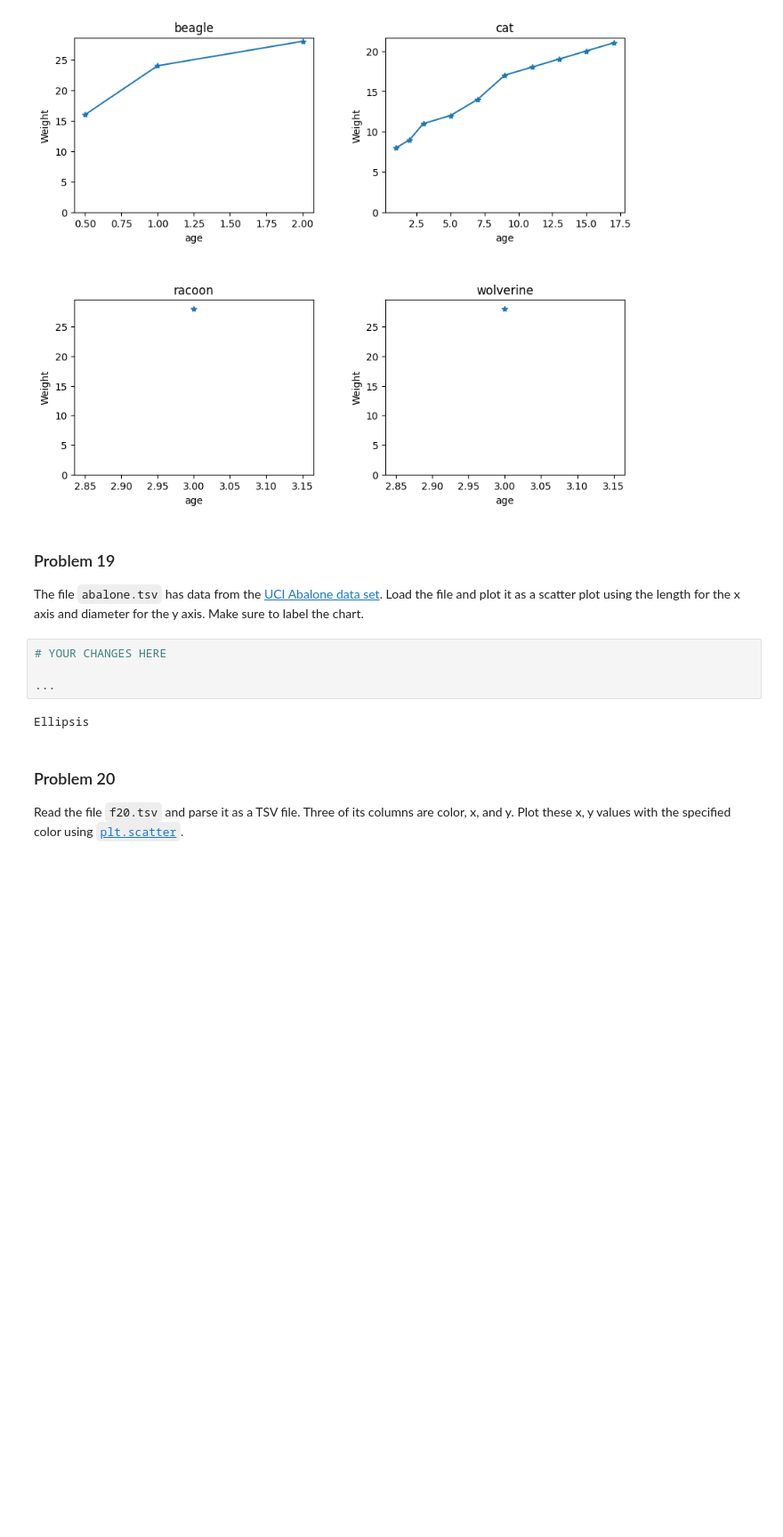
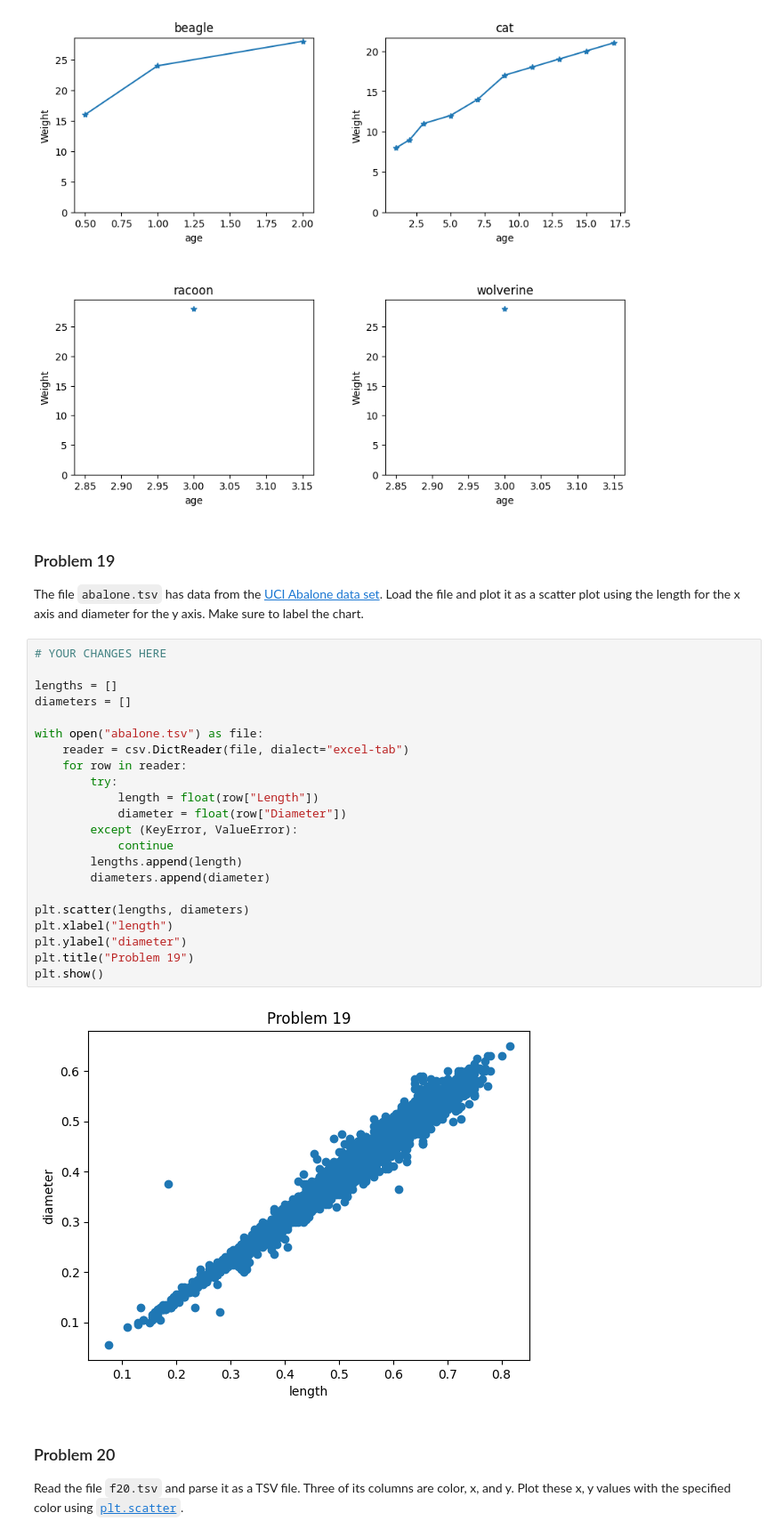
Before and after one commit to kmdavis2/dx602-homework-05, a Jupyter notebook: homework.ipynb, the cells around one changed output. Shown: that part at 89% size. Drawn from its saved outputs; the diff is of its cells as text; blank space fills up the shorter version.

```diff
--- a/homework.ipynb
+++ b/homework.ipynb
@@ -545,12 +545,30 @@ plt.show()
 The file `abalone.tsv` has data from the [UCI Abalone data set](https://archive.ics.uci.edu/dataset/1/abalone).
 Load the file and plot it as a scatter plot using the length for the x axis and diameter for the y axis.
 Make sure to label the chart.
-# %%
-# YOUR CHANGES HERE
-
-...
-# %% [output]
-Ellipsis
+# %%
+# YOUR CHANGES HERE
+
+lengths = []
+diameters = []
+
+with open("abalone.tsv") as file:
+    reader = csv.DictReader(file, dialect="excel-tab")
+    for row in reader:
+        try:
+            length = float(row["Length"])
+            diameter = float(row["Diameter"])
+        except (KeyError, ValueError):
+            continue
+        lengths.append(length)
+        diameters.append(diameter)
+
+plt.scatter(lengths, diameters)
+plt.xlabel("length")
+plt.ylabel("diameter")
+plt.title("Problem 19")
+plt.show()
+# %% [output]
+[figure, added]
 # %% [markdown]
 ### Problem 20
 
```
Also changed, not shown: parts of 2 cells of this notebook.
